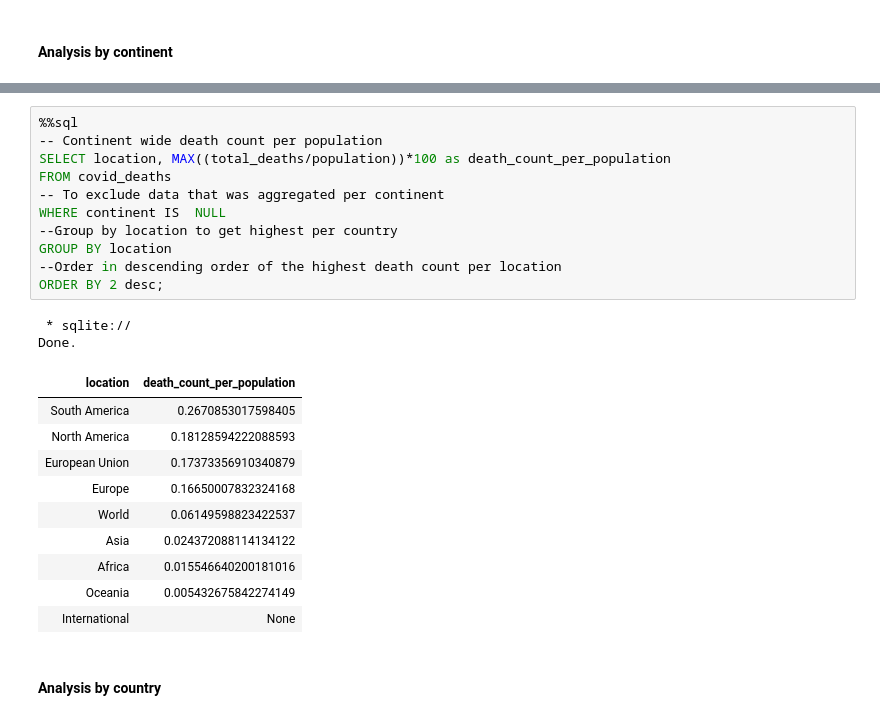
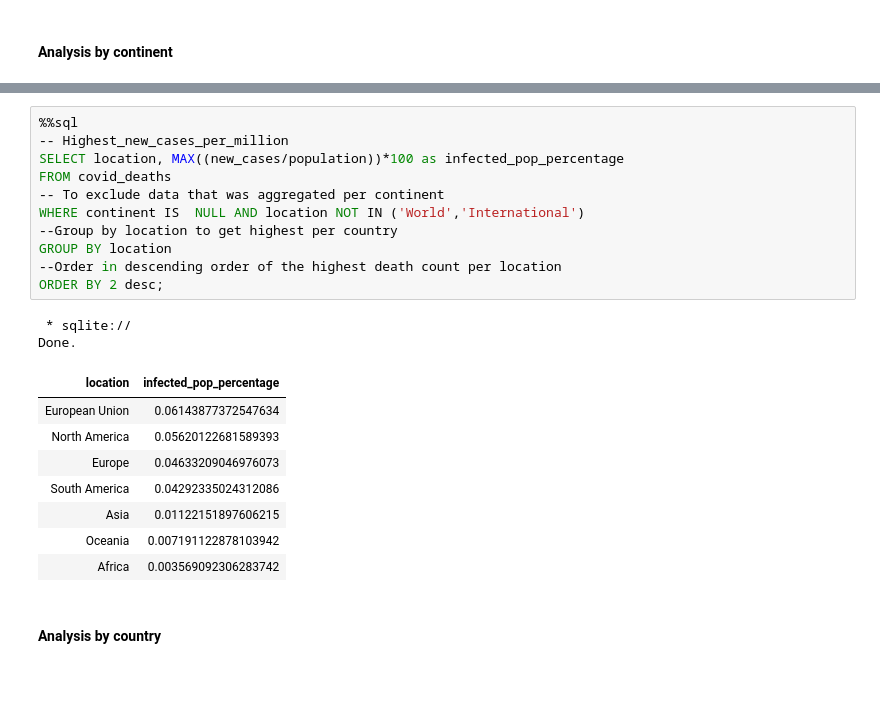
Before and after one commit to MaureenGatu/Data-Analysis, a Jupyter notebook: Global_data_on_confirmed_COVID_19_deaths.ipynb, the cells around one changed output, grey strips where cells are left out. Cells and saved outputs as stored; diff of their text form; blank space fills up the shorter version.

```diff
--- a/Global_data_on_confirmed_COVID_19_deaths.ipynb
+++ b/Global_data_on_confirmed_COVID_19_deaths.ipynb
@@ -243,27 +382,25 @@ Done.
 # %%
 %%sql
--- Continent wide death count per population
-SELECT location, MAX((total_deaths/population))*100 as death_count_per_population
+-- Highest_new_cases_per_million
+SELECT location, MAX((new_cases/population))*100 as infected_pop_percentage
 FROM covid_deaths
 -- To exclude data that was aggregated per continent
-WHERE continent IS  NULL
+WHERE continent IS  NULL AND location NOT IN ('World','International')
 --Group by location to get highest per country
 GROUP BY location
 --Order in descending order of the highest death count per location
 ORDER BY 2 desc;
 # %% [output]
  * sqlite://
 Done.
-| location | death_count_per_population |
-| South America | 0.2670853017598405 |
-| North America | 0.18128594222088593 |
-| European Union | 0.17373356910340879 |
-| Europe | 0.16650007832324168 |
-| World | 0.06149598823422537 |
-| Asia | 0.024372088114134122 |
-| Africa | 0.015546640200181016 |
-| Oceania | 0.005432675842274149 |
-| International | None |
+| location | infected_pop_percentage |
+| European Union | 0.06143877372547634 |
+| North America | 0.05620122681589393 |
+| Europe | 0.04633209046976073 |
+| South America | 0.04292335024312086 |
+| Asia | 0.01122151897606215 |
+| Oceania | 0.007191122878103942 |
+| Africa | 0.003569092306283742 |
 # %% [markdown]
 #### Analysis by country
 # %%
```
Also changed, not shown: parts of 13 cells of this notebook.
